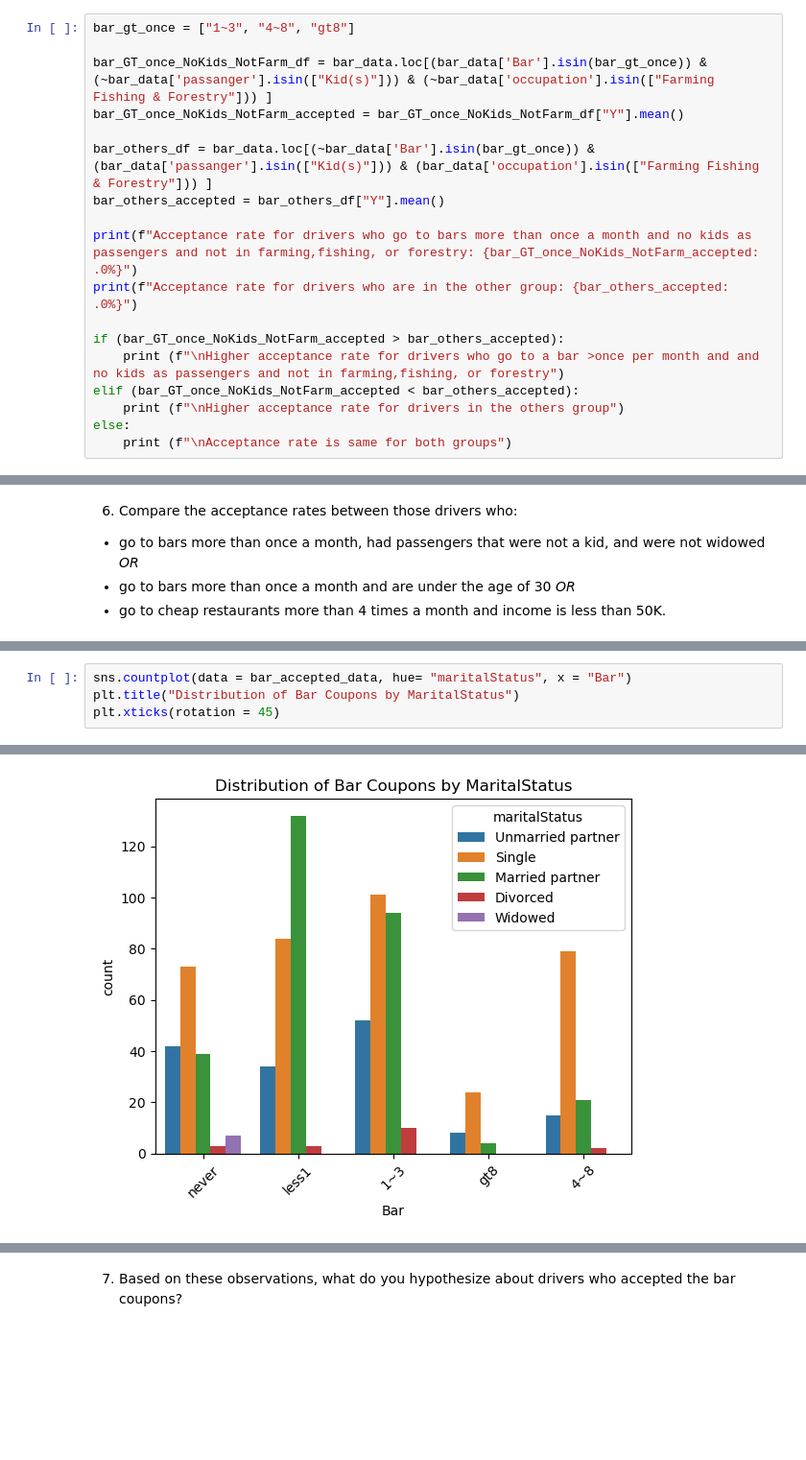
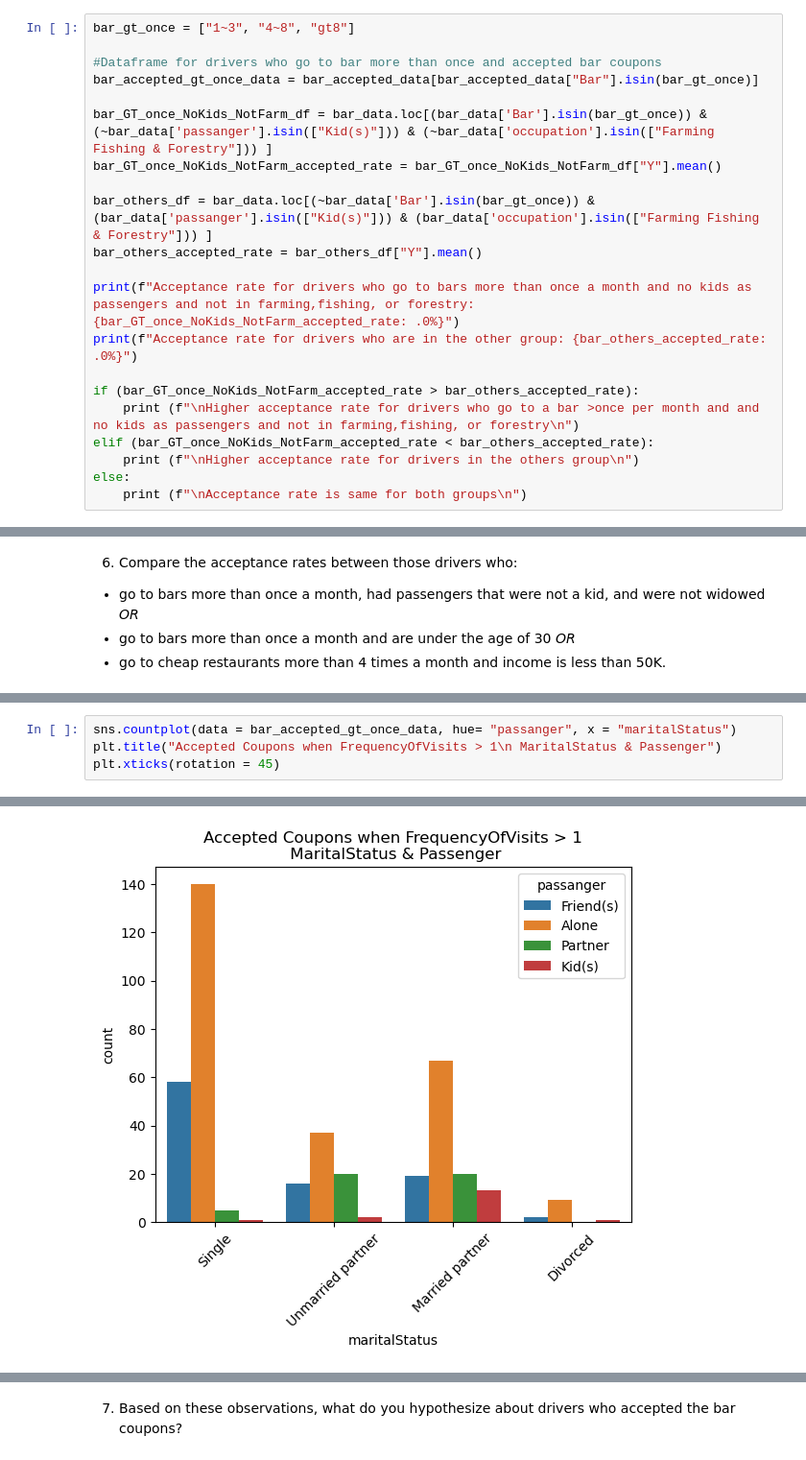
Before and after one commit to sajitha-03/Coupon_Acceptance_Rate, a Jupyter notebook: prompt.ipynb, the cells around one changed output, grey strips where cells are left out. Shown at 96% size. Cells and saved outputs as stored; diff of their text form; blank space fills up the shorter version.

Commit message:
Formatting and included notes for the plot

```diff
--- a/prompt.ipynb
+++ b/prompt.ipynb
@@ -260,21 +268,24 @@ Text(0.5, 1.0, 'Distribution of Bar Coupons by Age and FrequencyOfVisits')
 # %%
 bar_gt_once = ["1~3", "4~8", "gt8"]
 
+#Dataframe for drivers who go to bar more than once and accepted bar coupons
+bar_accepted_gt_once_data = bar_accepted_data[bar_accepted_data["Bar"].isin(bar_gt_once)]
+
 bar_GT_once_NoKids_NotFarm_df = bar_data.loc[(bar_data['Bar'].isin(bar_gt_once)) & (~bar_data['passanger'].isin(["Kid(s)"])) & (~bar_data['occupation'].isin(["Farming Fishing & Forestry"])) ]
-bar_GT_once_NoKids_NotFarm_accepted = bar_GT_once_NoKids_NotFarm_df["Y"].mean()
+bar_GT_once_NoKids_NotFarm_accepted_rate = bar_GT_once_NoKids_NotFarm_df["Y"].mean()
 
 bar_others_df = bar_data.loc[(~bar_data['Bar'].isin(bar_gt_once)) & (bar_data['passanger'].isin(["Kid(s)"])) & (bar_data['occupation'].isin(["Farming Fishing & Forestry"])) ]
-bar_others_accepted = bar_others_df["Y"].mean()
+bar_others_accepted_rate = bar_others_df["Y"].mean()
 
-print(f"Acceptance rate for drivers who go to bars more than once a month and no kids as passengers and not in farming,fishing, or forestry: {bar_GT_once_NoKids_NotFarm_accepted: .0%}")
-print(f"Acceptance rate for drivers who are in the other group: {bar_others_accepted: .0%}")
+print(f"Acceptance rate for drivers who go to bars more than once a month and no kids as passengers and not in farming,fishing, or forestry: {bar_GT_once_NoKids_NotFarm_accepted_rate: .0%}")
+print(f"Acceptance rate for drivers who are in the other group: {bar_others_accepted_rate: .0%}")
 
-if (bar_GT_once_NoKids_NotFarm_accepted > bar_others_accepted):
-    print (f"\nHigher acceptance rate for drivers who go to a bar >once per month and and no kids as passengers and not in farming,fishing, or forestry")
-elif (bar_GT_once_NoKids_NotFarm_accepted < bar_others_accepted):
-    print (f"\nHigher acceptance rate for drivers in the others group")
+if (bar_GT_once_NoKids_NotFarm_accepted_rate > bar_others_accepted_rate):
+    print (f"\nHigher acceptance rate for drivers who go to a bar >once per month and and no kids as passengers and not in farming,fishing, or forestry\n")
+elif (bar_GT_once_NoKids_NotFarm_accepted_rate < bar_others_accepted_rate):
+    print (f"\nHigher acceptance rate for drivers in the others group\n")
 else:
-    print (f"\nAcceptance rate is same for both groups")
+    print (f"\nAcceptance rate is same for both groups\n")
 # %% [output]
 Acceptance rate for drivers who go to bars more than once a month and no kids as passengers and not in farming,fishing, or forestry:  71%
 Acceptance rate for drivers who are in the other group:  33%
@@ -345,7 +370,7 @@ Acceptance rate for drivers who go to cheap restaurants more than 4 times a mont
 
 Higher acceptance rate for drivers who go to bars more than once a month and age under 30
 # %%
-sns.countplot(data = bar_accepted_data, hue= "maritalStatus", x = "Bar")
-plt.title("Distribution of Bar Coupons by MaritalStatus")
+sns.countplot(data = bar_accepted_gt_once_data, hue= "passanger", x = "maritalStatus")
+plt.title("Accepted Coupons when FrequencyOfVisits > 1\n MaritalStatus & Passenger")
 plt.xticks(rotation = 45)
 # %% [output]
@@ -358 +382 @@ plt.xticks(rotation = 45)
-[figure, old version]
+[figure, new version]
```
Also changed, not shown: parts of 18 cells of this notebook.
